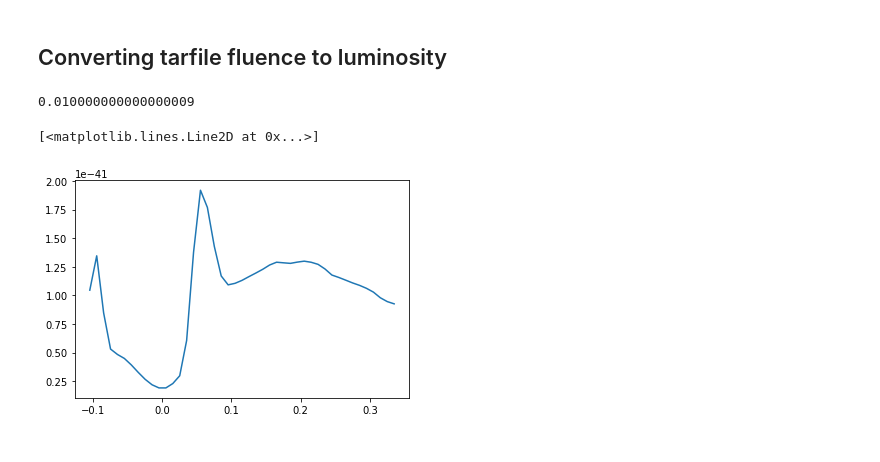
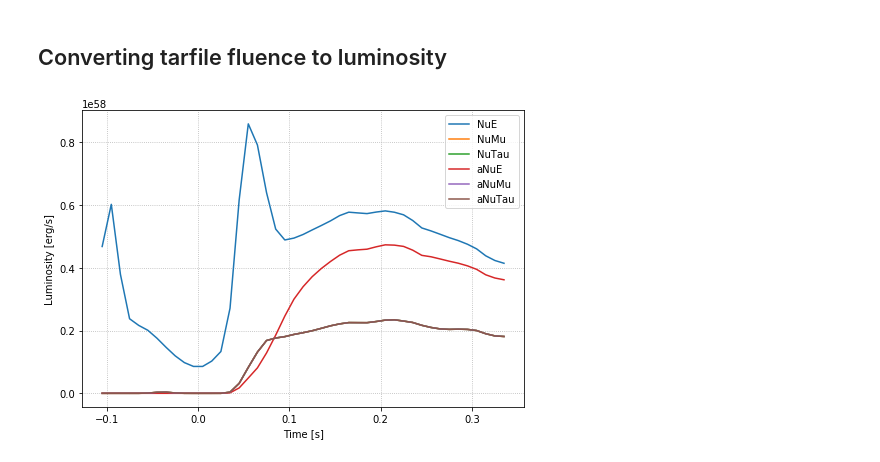
Before and after one commit to SNEWS2/snewpy, a Jupyter notebook: doc/nb/fluence_to_luminosity.ipynb, the cells around one changed output. Saved outputs shown, nothing was run; the diff lists cells and outputs as text; code cells hidden in the pictures.

```diff
--- a/doc/nb/fluence_to_luminosity.ipynb
+++ b/doc/nb/fluence_to_luminosity.ipynb
@@ -60,12 +37,6 @@ plt.legend()
 ## Converting tarfile fluence to luminosity
 # %%
 sn = SNOwGLoBES('../../models/Nakazato_2013/nakazato-LS220-BH-z0.004-s30.0.SNOformat.tar.bz2')
-# %%
-dt = sn.time[-1]-sn.time[-2]
-dt
-# sn.time
-# %% [output]
-0.010000000000000009
 # %%
 d = 10. *1000.*3.086e+18       # luminosity to fluence
 keV = 1e3 * 1.60218e-12        # eV to erg
@@ -78,13 +49,16 @@ luminosity = {}
 for flavor in ['NuE', 'NuMu', 'NuTau', 'aNuE', 'aNuMu', 'aNuTau']:
     lum = []
     for time in sn.time:
-        lum.append(np.trapz((sn.get_fluence(time)[flavor] / (4.*np.pi*d**2 * dt)), energy))
+        lum.append(np.trapz((sn.get_fluence(time)[flavor] * (4.*np.pi*d**2) / (dt * 0.2 * MeV)), energy))
     luminosity[flavor] = lum
-    break
-
-# sn.get_fluence(t=0)[flavor]
-# %%
-plt.plot(sn.time, luminosity['NuE'])
-# %% [output]
-[<matplotlib.lines.Line2D at 0x...>]
-[figure, removed]
+# %%
+fig, ax = plt.subplots(1, 1, figsize = (7, 5))
+for flavor in ['NuE', 'NuMu', 'NuTau', 'aNuE', 'aNuMu', 'aNuTau']:
+    ax.plot(sn.time, luminosity[flavor], label = flavor)
+ax.set(xlabel = 'Time [s]',
+       ylabel = 'Luminosity [erg/s]')
+ax.legend()
+ax.grid(ls = ':')
+fig.tight_layout()
+# %% [output]
+[figure, added]
```
Also changed, not shown: parts of 4 cells of this notebook.
